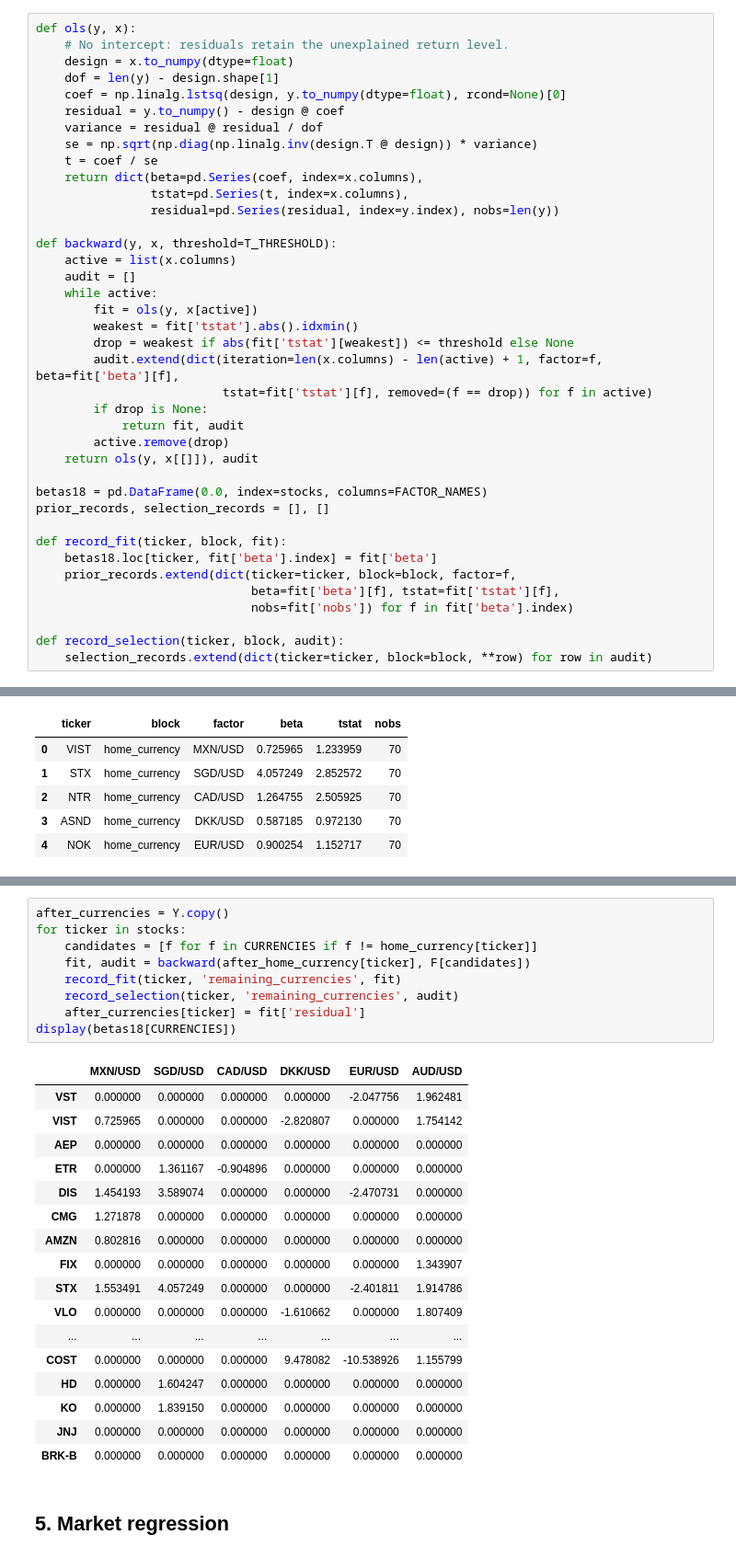
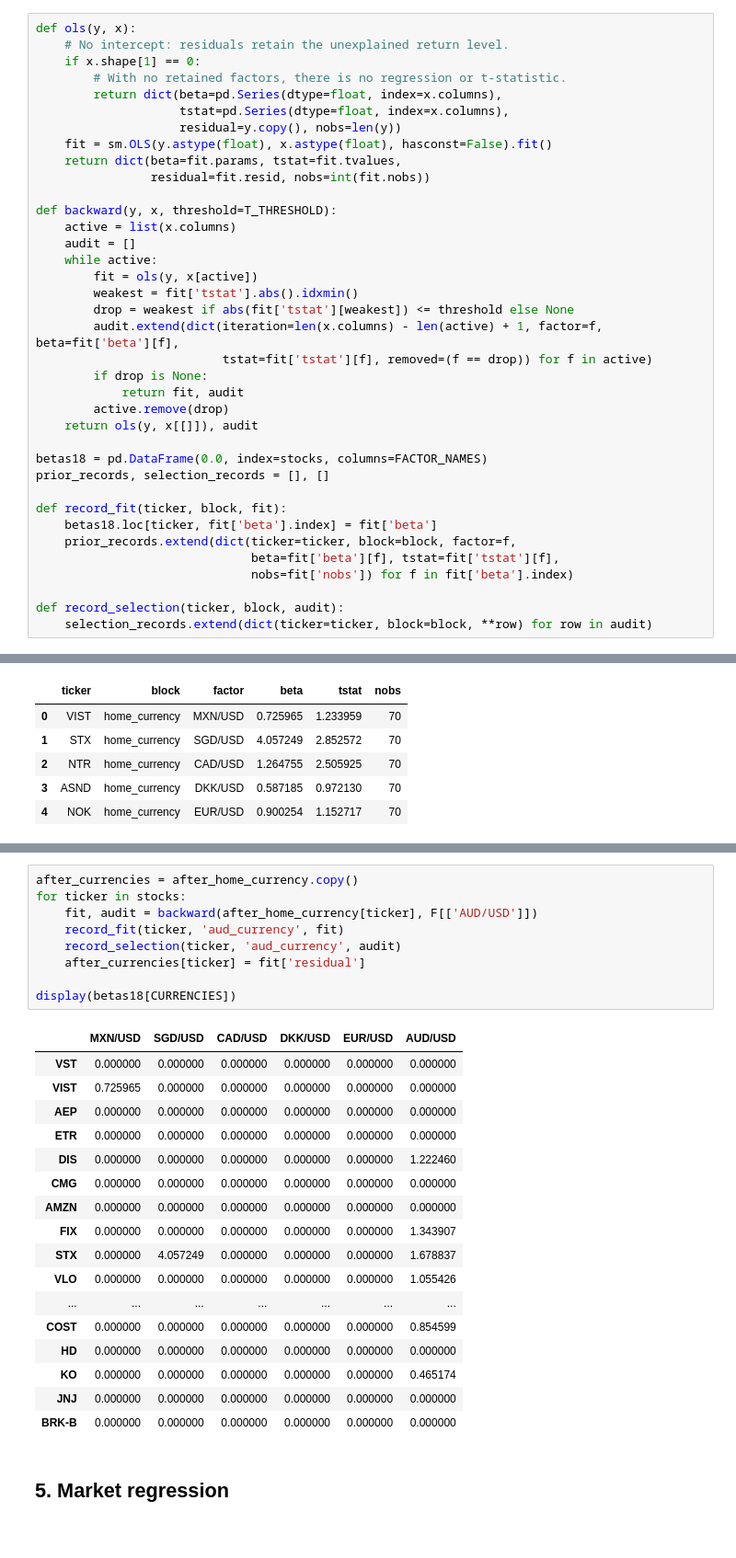
Before and after one commit to yichenmengrobin/port_mgmt_proj, a Jupyter notebook: notebooks/Group3_regressions.ipynb, the cells around one changed output, grey strips where cells are left out. Shown at 92% size. Drawn from its saved outputs; the diff is of its cells as text.

```diff
--- a/notebooks/Group3_regressions.ipynb
+++ b/notebooks/Group3_regressions.ipynb
@@ -58,16 +59,14 @@ Sample: 2021-05-10 through 2026-08-24
 # %%
 def ols(y, x):
     # No intercept: residuals retain the unexplained return level.
-    design = x.to_numpy(dtype=float)
-    dof = len(y) - design.shape[1]
-    coef = np.linalg.lstsq(design, y.to_numpy(dtype=float), rcond=None)[0]
-    residual = y.to_numpy() - design @ coef
-    variance = residual @ residual / dof
-    se = np.sqrt(np.diag(np.linalg.inv(design.T @ design)) * variance)
-    t = coef / se
-    return dict(beta=pd.Series(coef, index=x.columns),
-                tstat=pd.Series(t, index=x.columns),
-                residual=pd.Series(residual, index=y.index), nobs=len(y))
+    if x.shape[1] == 0:
+        # With no retained factors, there is no regression or t-statistic.
+        return dict(beta=pd.Series(dtype=float, index=x.columns),
+                    tstat=pd.Series(dtype=float, index=x.columns),
+                    residual=y.copy(), nobs=len(y))
+    fit = sm.OLS(y.astype(float), x.astype(float), hasconst=False).fit()
+    return dict(beta=fit.params, tstat=fit.tvalues,
+                residual=fit.resid, nobs=int(fit.nobs))
 
 def backward(y, x, threshold=T_THRESHOLD):
     active = list(x.columns)
@@ -119,28 +118,28 @@ display(pd.DataFrame(prior_records))
 # %%
-after_currencies = Y.copy()
+after_currencies = after_home_currency.copy()
 for ticker in stocks:
-    candidates = [f for f in CURRENCIES if f != home_currency[ticker]]
-    fit, audit = backward(after_home_currency[ticker], F[candidates])
-    record_fit(ticker, 'remaining_currencies', fit)
-    record_selection(ticker, 'remaining_currencies', audit)
+    fit, audit = backward(after_home_currency[ticker], F[['AUD/USD']])
+    record_fit(ticker, 'aud_currency', fit)
+    record_selection(ticker, 'aud_currency', audit)
     after_currencies[ticker] = fit['residual']
+
 display(betas18[CURRENCIES])
 # %% [output]
 |  | MXN/USD | SGD/USD | CAD/USD | DKK/USD | EUR/USD | AUD/USD |
-| VST | 0.000000 | 0.000000 | 0.000000 | 0.000000 | -2.047756 | 1.962481 |
-| VIST | 0.725965 | 0.000000 | 0.000000 | -2.820807 | 0.000000 | 1.754142 |
+| VST | 0.000000 | 0.000000 | 0.000000 | 0.000000 | 0.000000 | 0.000000 |
+| VIST | 0.725965 | 0.000000 | 0.000000 | 0.000000 | 0.000000 | 0.000000 |
 | AEP | 0.000000 | 0.000000 | 0.000000 | 0.000000 | 0.000000 | 0.000000 |
-| ETR | 0.000000 | 1.361167 | -0.904896 | 0.000000 | 0.000000 | 0.000000 |
-| DIS | 1.454193 | 3.589074 | 0.000000 | 0.000000 | -2.470731 | 0.000000 |
-| CMG | 1.271878 | 0.000000 | 0.000000 | 0.000000 | 0.000000 | 0.000000 |
-| AMZN | 0.802816 | 0.000000 | 0.000000 | 0.000000 | 0.000000 | 0.000000 |
+| ETR | 0.000000 | 0.000000 | 0.000000 | 0.000000 | 0.000000 | 0.000000 |
+| DIS | 0.000000 | 0.000000 | 0.000000 | 0.000000 | 0.000000 | 1.222460 |
+| CMG | 0.000000 | 0.000000 | 0.000000 | 0.000000 | 0.000000 | 0.000000 |
+| AMZN | 0.000000 | 0.000000 | 0.000000 | 0.000000 | 0.000000 | 0.000000 |
 | FIX | 0.000000 | 0.000000 | 0.000000 | 0.000000 | 0.000000 | 1.343907 |
-| STX | 1.553491 | 4.057249 | 0.000000 | 0.000000 | -2.401811 | 1.914786 |
-| VLO | 0.000000 | 0.000000 | 0.000000 | -1.610662 | 0.000000 | 1.807409 |
+| STX | 0.000000 | 4.057249 | 0.000000 | 0.000000 | 0.000000 | 1.678837 |
+| VLO | 0.000000 | 0.000000 | 0.000000 | 0.000000 | 0.000000 | 1.055426 |
 | ... | ... | ... | ... | ... | ... | ... |
-| COST | 0.000000 | 0.000000 | 0.000000 | 9.478082 | -10.538926 | 1.155799 |
-| HD | 0.000000 | 1.604247 | 0.000000 | 0.000000 | 0.000000 | 0.000000 |
-| KO | 0.000000 | 1.839150 | 0.000000 | 0.000000 | 0.000000 | 0.000000 |
+| COST | 0.000000 | 0.000000 | 0.000000 | 0.000000 | 0.000000 | 0.854599 |
+| HD | 0.000000 | 0.000000 | 0.000000 | 0.000000 | 0.000000 | 0.000000 |
+| KO | 0.000000 | 0.000000 | 0.000000 | 0.000000 | 0.000000 | 0.465174 |
 | JNJ | 0.000000 | 0.000000 | 0.000000 | 0.000000 | 0.000000 | 0.000000 |
 | BRK-B | 0.000000 | 0.000000 | 0.000000 | 0.000000 | 0.000000 | 0.000000 |
 # %% [markdown]
```
Also changed, not shown: parts of 12 cells of this notebook, 4 other files.
